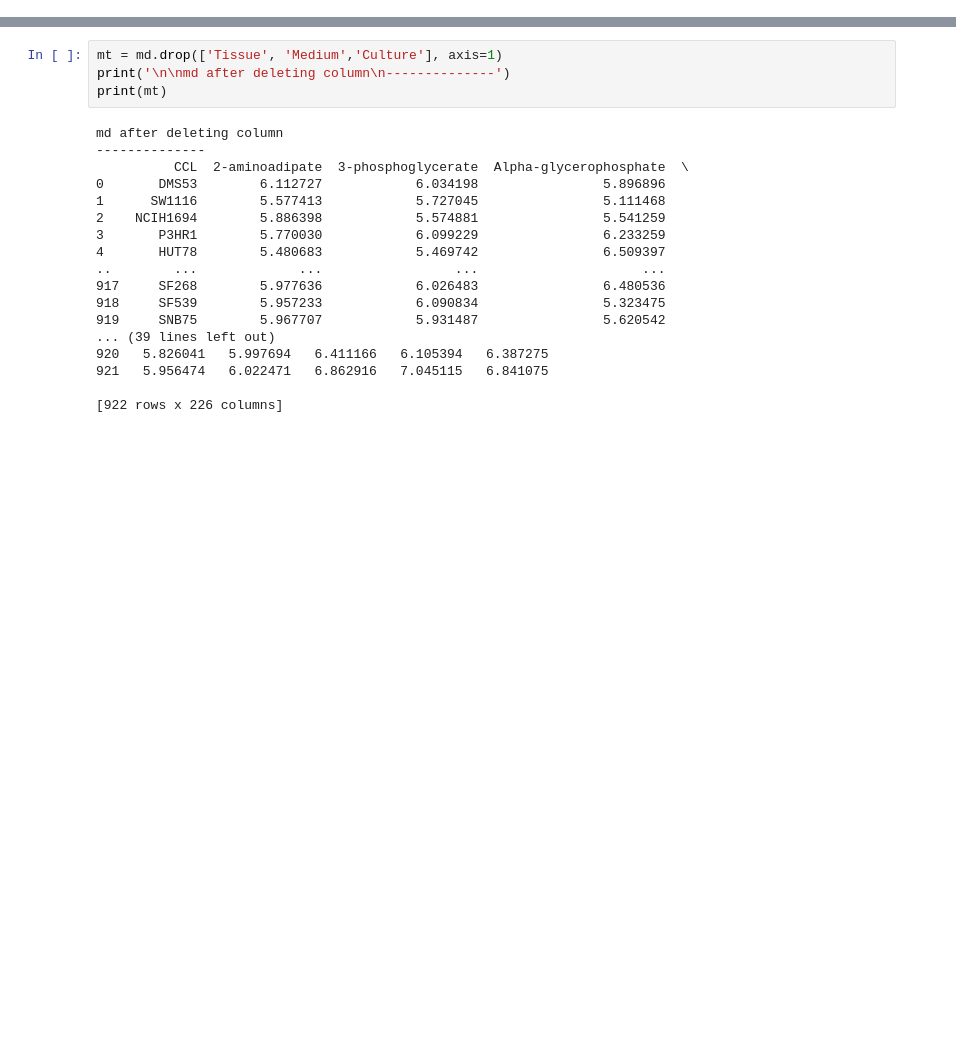
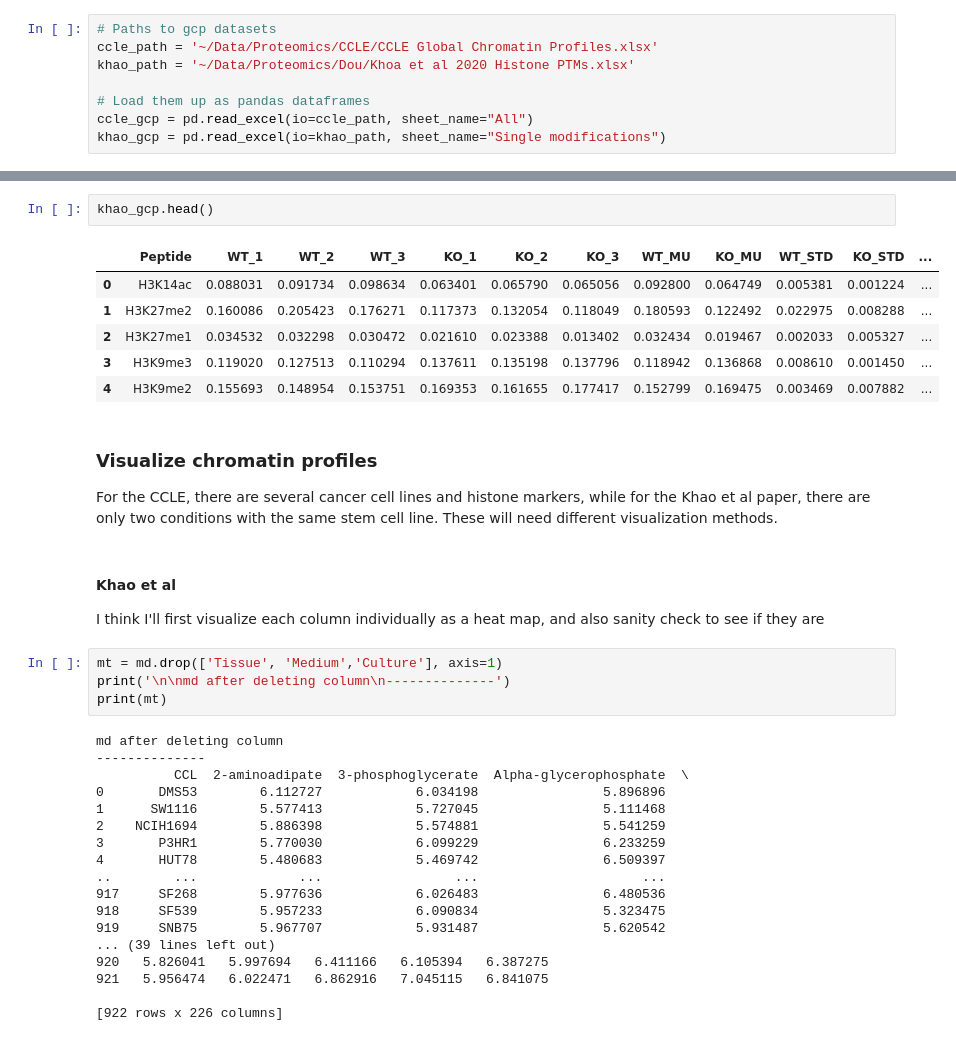
Before and after one commit to sriram-lab/egem, a Jupyter notebook: src/python/EDA/Explore_Metabolomics_Proteomics_Data.ipynb, the cells around one changed output, grey strips where cells are left out. Cells and saved outputs as stored; diff of their text form; blank space fills up the shorter version.

Commit message:
Add Khao et al. analysis

```diff
--- a/src/python/EDA/MET2GCP_CORR.ipynb
+++ b/src/python/EDA/Explore_Metabolomics_Proteomics_Data.ipynb
@@ -25,0 +37,8 @@ md.head()
+# %%
+# Paths to gcp datasets
+ccle_path = '~/Data/Proteomics/CCLE/CCLE Global Chromatin Profiles.xlsx'
+khao_path = '~/Data/Proteomics/Dou/Khoa et al 2020 Histone PTMs.xlsx'
+
+# Load them up as pandas dataframes
+ccle_gcp = pd.read_excel(io=ccle_path, sheet_name="All")
+khao_gcp = pd.read_excel(io=khao_path, sheet_name="Single modifications")
@@ -26,3 +57,18 @@ md.head()
+# %%
+khao_gcp.head()
+# %% [output]
+|  | Peptide | WT_1 | WT_2 | WT_3 | KO_1 | KO_2 | KO_3 | WT_MU | KO_MU | WT_STD | KO_STD | ... |
+| 0 | H3K14ac | 0.088031 | 0.091734 | 0.098634 | 0.063401 | 0.065790 | 0.065056 | 0.092800 | 0.064749 | 0.005381 | 0.001224 | ... |
+| 1 | H3K27me2 | 0.160086 | 0.205423 | 0.176271 | 0.117373 | 0.132054 | 0.118049 | 0.180593 | 0.122492 | 0.022975 | 0.008288 | ... |
+| 2 | H3K27me1 | 0.034532 | 0.032298 | 0.030472 | 0.021610 | 0.023388 | 0.013402 | 0.032434 | 0.019467 | 0.002033 | 0.005327 | ... |
+| 3 | H3K9me3 | 0.119020 | 0.127513 | 0.110294 | 0.137611 | 0.135198 | 0.137796 | 0.118942 | 0.136868 | 0.008610 | 0.001450 | ... |
+| 4 | H3K9me2 | 0.155693 | 0.148954 | 0.153751 | 0.169353 | 0.161655 | 0.177417 | 0.152799 | 0.169475 | 0.003469 | 0.007882 | ... |
+# %% [markdown]
+### Visualize chromatin profiles
+For the CCLE, there are several cancer cell lines and histone markers, while for the Khao et al paper, there are only two conditions with the same stem cell line. These will need different visualization methods.
+# %% [markdown]
+#### Khao et al
+I think I'll first visualize each column individually as a heat map, and also sanity check to see if they are
 # %%
 mt = md.drop(['Tissue', 'Medium','Culture'], axis=1)
 print('\n\nmd after deleting column\n--------------')
```
Also changed, not shown: parts of 11 cells of this notebook, 4 other files.
